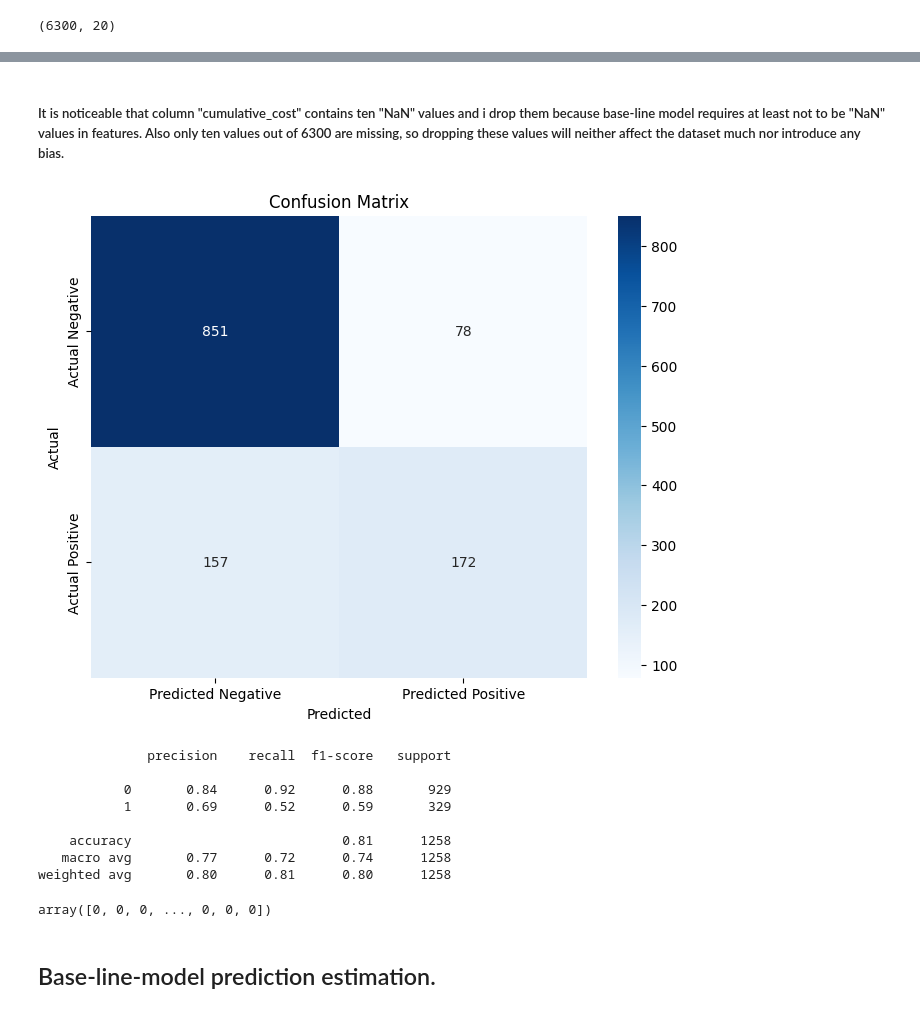
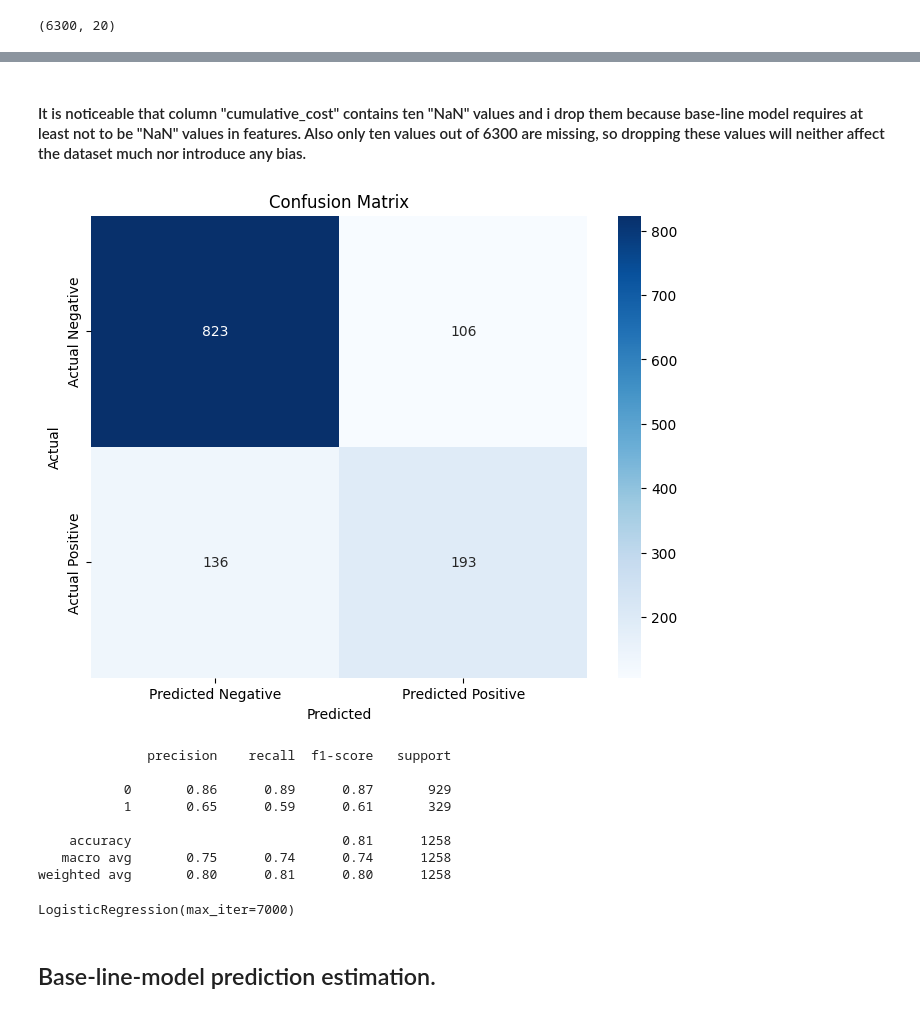
Before and after one commit to NikolozKordzakhia/Myauto, a Jupyter notebook: Mid-Term.ipynb, the cells around one changed output, grey strips where cells are left out. Cells and saved outputs as stored; diff of their text form; code cells hidden in the pictures.

```diff
--- a/Mid-Term.ipynb
+++ b/Mid-Term.ipynb
@@ -148,26 +177,31 @@ def split_data(data):
 # %%
-def logistic_regression(X_train, X_test, y_train, y_test, class_weight=None):
+def logistic_regression(X_train, X_test, y_train, y_test, confution_matrix, scores, class_weight=None):
     # Ensure y_train and y_test are 1D arrays
     y_train = y_train.ravel()
     y_test = y_test.ravel()
 
+    # Initialize and fit the imputer
+    imputer = SimpleImputer(strategy='mean')
+    X_train_imputed = imputer.fit_transform(X_train)
+    X_test_imputed = imputer.transform(X_test)
+
     # Train Logistic Regression Model
     regression = LogisticRegression(max_iter=7000, class_weight=class_weight)
-    regression.fit(X_train, y_train)
-    y_pred = regression.predict(X_test)
-
-    confusion_matrix = metrics.confusion_matrix(y_test, y_pred)
-    report = metrics.classification_report(y_test, y_pred)
-
-    # Plot Confusion Matrix
-    plt.figure(figsize=(8, 6))
-    sns.heatmap(confusion_matrix, annot=True, fmt='d', cmap='Blues',
-                xticklabels=['Predicted Negative', 'Predicted Positive'],
-                yticklabels=['Actual Negative', 'Actual Positive'])
-    plt.xlabel('Predicted')
-    plt.ylabel('Actual')
-    plt.title('Confusion Matrix')
-    plt.show()
-    # Print Scores
-    print(report)
-    return y_pred
+    regression.fit(X_train_imputed, y_train)
+    y_pred = regression.predict(X_test_imputed)
+    if confution_matrix == 'yes':
+        confusion_matrix_ = metrics.confusion_matrix(y_test, y_pred)
+        # Plot Confusion Matrix
+        plt.figure(figsize=(8, 6))
+        sns.heatmap(confusion_matrix_, annot=True, fmt='d', cmap='Blues',
+                    xticklabels=['Predicted Negative', 'Predicted Positive'],
+                    yticklabels=['Actual Negative', 'Actual Positive'])
+        plt.xlabel('Predicted')
+        plt.ylabel('Actual')
+        plt.title('Confusion Matrix')
+        plt.show()
+    if scores == 'yes':
+        report = metrics.classification_report(y_test, y_pred)
+        # Print Scores
+        print(report)
+    return regression
@@ -292,7 +371,7 @@ Data columns (total 20 columns):
 dtypes: float64(2), int32(16), int64(2)
 memory usage: 590.8 KB
 # %% [markdown]
-##### It is noticeable that column "cumulative_cost" contains ten "NaN" values and i drop them because base-line model requires at least not to be "NaN" values in features. Also only ten values out of 6300 are missing, so dropping these values will neither affect the dataset much nor introduce any bias.
+#### It is noticeable that column "cumulative_cost" contains ten "NaN" values and i drop them because base-line model requires at least not to be "NaN" values in features. Also only ten values out of 6300 are missing, so dropping these values will neither affect the dataset much nor introduce any bias.
 # %%
 numeric_data['cumulative_cost'] = numeric_data['cumulative_cost'].astype(float)
 # %%
@@ -300,18 +379,18 @@ base_data = numeric_data.dropna(subset=['cumulative_cost'])
 # %%
 X_train_base, X_test_base, y_train_base, y_test_base = split_data(base_data)
 # %%
-logistic_regression(X_train_base.values, X_test_base.values, y_train_base.values, y_test_base.values)
+logistic_regression(X_train_base.values, X_test_base.values, y_train_base.values, y_test_base.values, 'yes', 'yes')
 # %% [output]
-[figure, old version]
+[figure, new version]
               precision    recall  f1-score   support
 
-           0       0.84      0.92      0.88       929
-           1       0.69      0.52      0.59       329
+           0       0.86      0.89      0.87       929
+           1       0.65      0.59      0.61       329
 
     accuracy                           0.81      1258
-   macro avg       0.77      0.72      0.74      1258
+   macro avg       0.75      0.74      0.74      1258
 weighted avg       0.80      0.81      0.80      1258
-array([0, 0, 0, ..., 0, 0, 0])
+LogisticRegression(max_iter=7000)
 # %% [markdown]
 ## Base-line-model prediction estimation.
 # %% [markdown]
```
Also changed, not shown: parts of 65 cells of this notebook.
